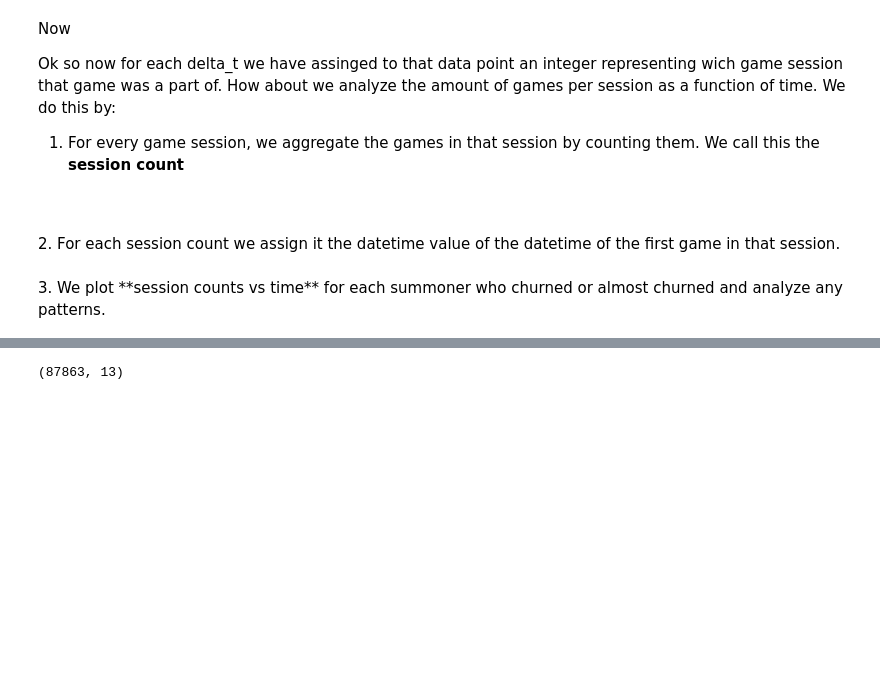
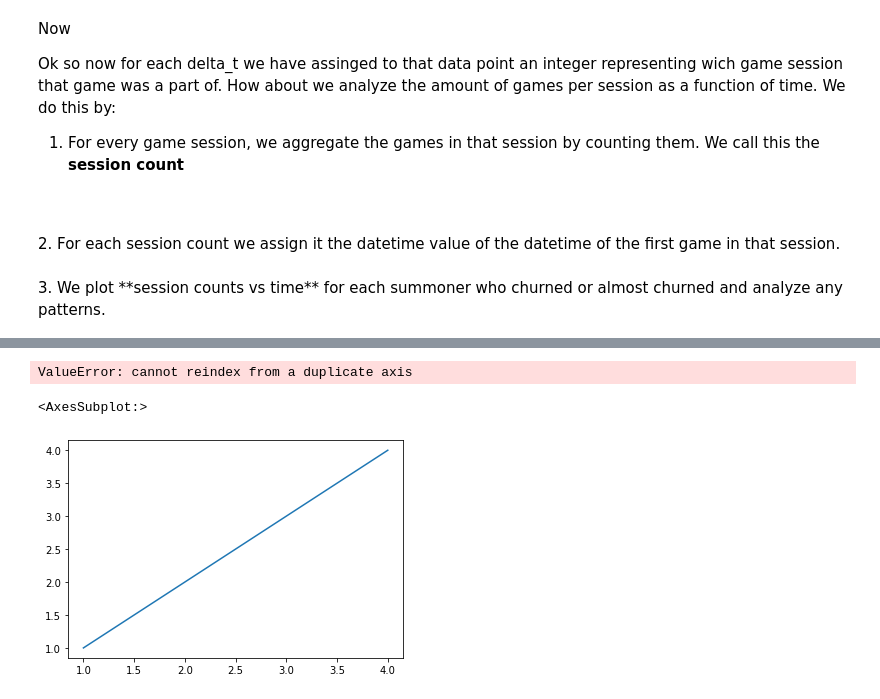
Before and after one commit to GitErickL/Summoner_Churn_Rate, a Jupyter notebook: Lol_Player_Churn_Rate_Analysis.ipynb, the cells around one changed output, grey strips where cells are left out. Cells and saved outputs as stored; diff of their text form; code cells hidden in the pictures; blank space fills up the shorter version.

```diff
--- a/Lol_Player_Churn_Rate_Analysis.ipynb
+++ b/Lol_Player_Churn_Rate_Analysis.ipynb
@@ -883,4 +836,46 @@ df_new.sort_values(["puuid", "start_time_date"])
-# %%
-df_new.shape
-# %% [output]
-(87863, 13)
+# %%
+for puuid in puuid_churned:
+
+    if puuid == puuid_churned[0]:
+
+        df_temp = df_churn_al_churn[df_new["puuid"] == puuids[0]].sort_values("start_time_date")
+
+        games_per_session = []
+
+        session_date = []
+
+        session_ignore = []
+
+        index_ignore = []
+
+        for i, session in enumerate(df_temp["session"]):
+
+            if i in index_ignore: continue
+
+            session_begin = session
+
+            session_date.append(df_temp["start_time_date"].iloc[i])
+
+            games_count = 1
+
+            if i == len(df_temp["session"]): break
+
+            while df_temp["session"].iloc([i+1]) == session:
+
+                games_count += 1
+
+                i+=1
+
+                index_ignore.append(i)
+
+                if i == len(df["session"]): break
+
+            games_per_session.append(games_count)
+
+
+
+
+
+    sns.lineplot(x = session_date, y = games_per_session)
+# %% [output]
+ValueError: cannot reindex from a duplicate axis
@@ -886,0 +884,5 @@ df_new.shape
+# %%
+sns.lineplot(x = [1,2,3,4], y = [1,2,3,4])
+# %% [output]
+<AxesSubplot:>
+[figure, added]
```
Also changed, not shown: parts of 13 cells of this notebook.
